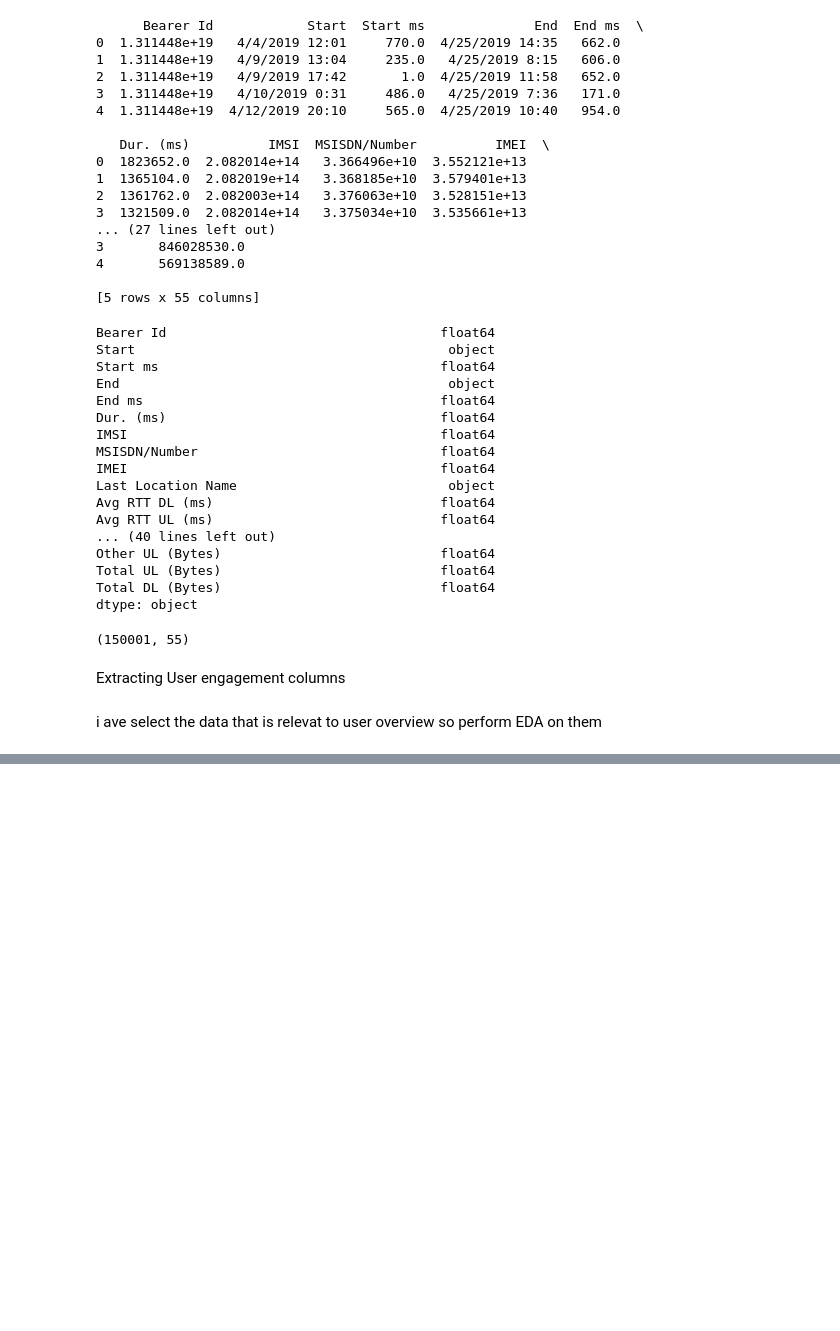
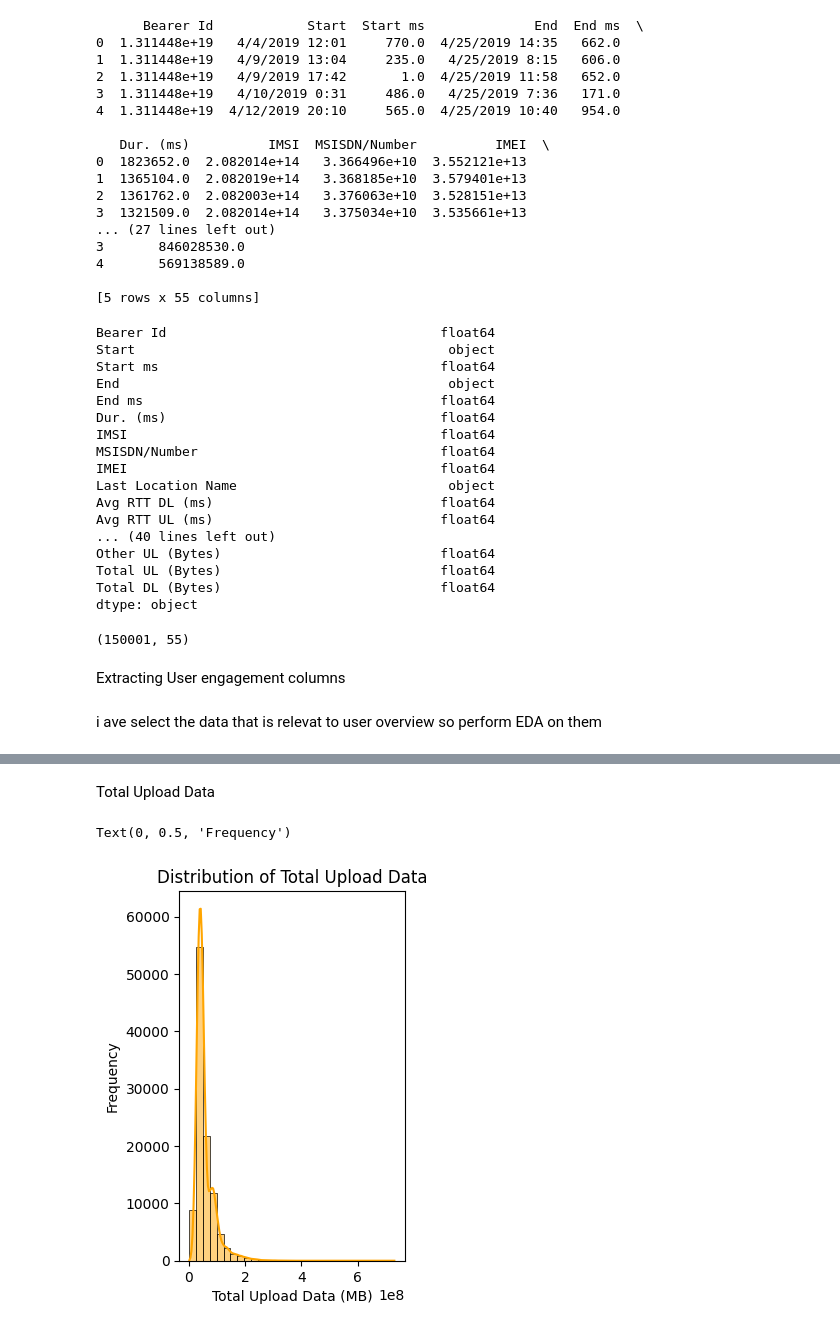
Before and after one commit to dagiteferi/User-Overview-Engagement-and-Experience-Analysis, a Jupyter notebook: notebooks/User_Overview_Analysis.ipynb, the cells around one changed output, grey strips where cells are left out. Saved outputs shown, nothing was run; the diff lists cells and outputs as text; code cells hidden in the pictures; blank space fills up the shorter version.

```diff
--- a/notebooks/User_Overview_Analysis.ipynb
+++ b/notebooks/User_Overview_Analysis.ipynb
@@ -192,0 +584,11 @@ i ave select the data that is relevat to user overview so perform EDA on them
+# %% [markdown]
+Total Upload Data
+# %%
+plt.subplot(1, 2, 2)
+sns.histplot(user_aggregated_data['Total UL (Megabytes)'], bins=30, kde=True, color='orange')
+plt.title('Distribution of Total Upload Data')
+plt.xlabel('Total Upload Data (MB)')
+plt.ylabel('Frequency')
+# %% [output]
+Text(0, 0.5, 'Frequency')
+[figure, added]
```
Also changed, not shown: parts of 34 cells of this notebook, 1 other file.
